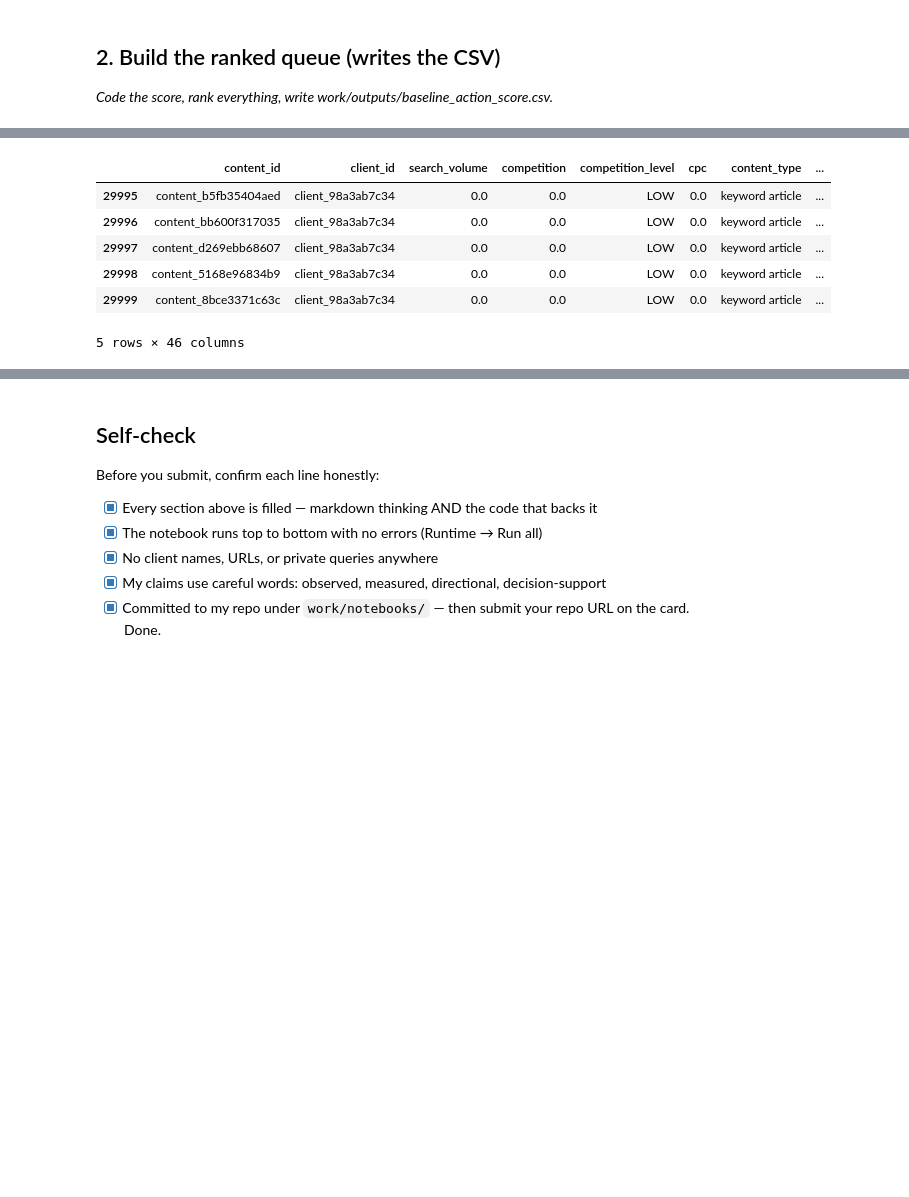
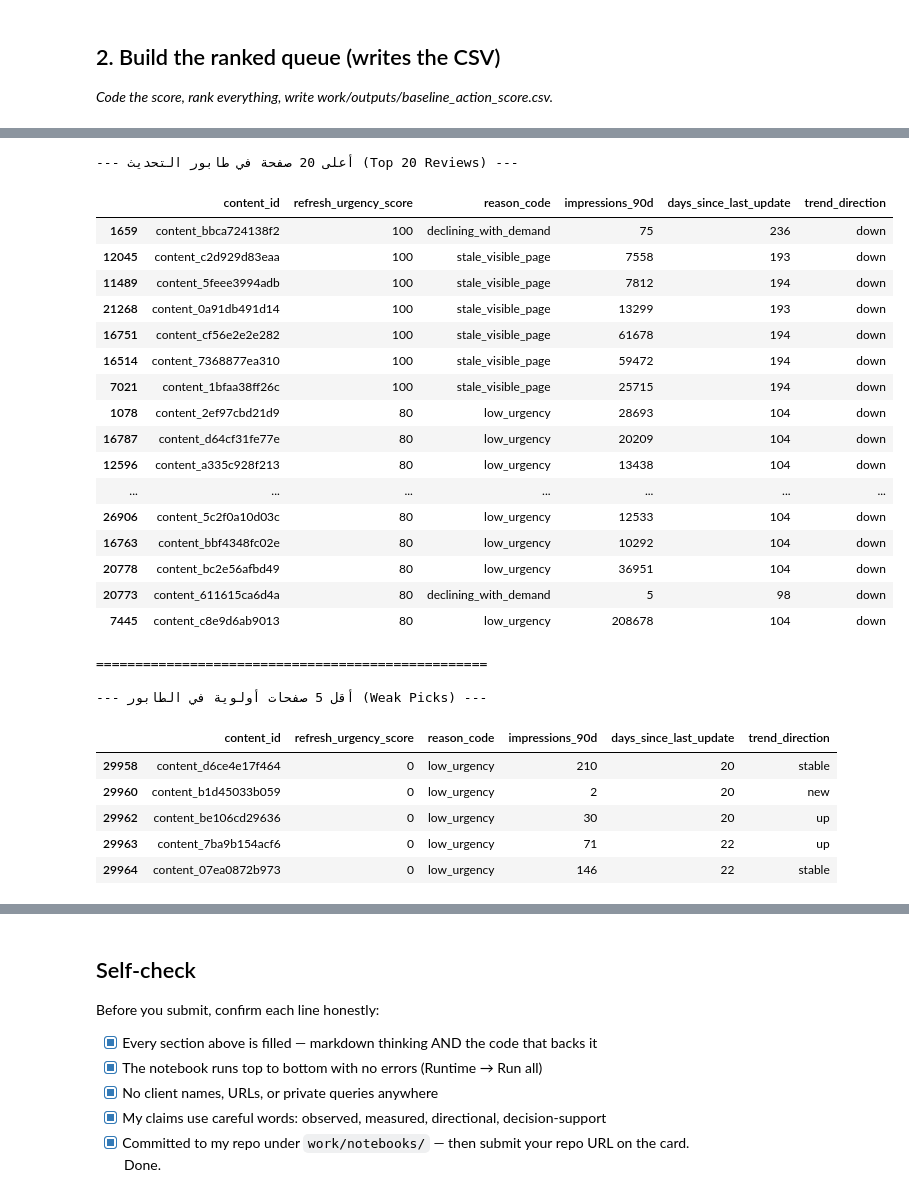
Before and after one commit to engmohammedhisham/machine-learning-intern, a Jupyter notebook: work/notebooks/w04_baseline_score.ipynb, the cells around one changed output, grey strips where cells are left out. Drawn from its saved outputs; the diff is of its cells as text; code cells hidden in the pictures; blank space fills up the shorter version.

```diff
--- a/work/notebooks/w04_baseline_score.ipynb
+++ b/work/notebooks/w04_baseline_score.ipynb
@@ -93,0 +70,28 @@ Success! Ranked queue saved to work/outputs/content_refresh_action_score.csv
+# %%
+import pandas as pd
+import os
+
+# 1. تحديد مسار ملف البيانات وقراءته
+# إذا كنت تقوم بتشغيل الـ Notebook من داخل مجلد work/notebooks/، فالمسار الصحيح للملف هو:
+data_path = 'content_refresh_anonymized.csv'
+
+# تأكيد وجود الملف وقراءته
+if os.path.exists(data_path):
+    df = pd.read_csv(data_path)
+    print("✅ Data loaded successfully!")
+else:
+    # مسار بديل في حال كنت تقوم بالتشغيل من المجلد الرئيسي للمستودع (Root)
+    df = pd.read_csv('data/raw/content_refresh_anonymized.csv')
+    print("✅ Data loaded successfully from root!")
+
+# 2. تطبيق الدالة التي عرفناها في القسم الأول
+df[['refresh_urgency_score', 'reason_code']] = df.apply(calculate_refresh_urgency, axis=1)
+
+# 3. ترتيب الصفحات وحفظ الملف الناتجة
+df_ranked = df.sort_values(by='refresh_urgency_score', ascending=False)
+
+# تأكد من إنشاء مجلد المخرجات في المسار الصحيح
+os.makedirs('../outputs', exist_ok=True)
+df_ranked.to_csv('../outputs/baseline_action_score.csv', index=False)
+
+print("✅ Saved ranked queue to work/outputs/baseline_action_score.csv")
@@ -136,11 +110,40 @@ Users at the bottom (Score = 0, `RC_LOW`) might be active on an untracked platfo
-# %%
-weak_picks = df_ranked.tail(5)
-display(weak_picks)
-# %% [output]
-|  | content_id | client_id | search_volume | competition | competition_level | cpc | content_type | ... |
-| 29995 | content_b5fb35404aed | client_98a3ab7c34 | 0.0 | 0.0 | LOW | 0.0 | keyword article | ... |
-| 29996 | content_bb600f317035 | client_98a3ab7c34 | 0.0 | 0.0 | LOW | 0.0 | keyword article | ... |
-| 29997 | content_d269ebb68607 | client_98a3ab7c34 | 0.0 | 0.0 | LOW | 0.0 | keyword article | ... |
-| 29998 | content_5168e96834b9 | client_98a3ab7c34 | 0.0 | 0.0 | LOW | 0.0 | keyword article | ... |
-| 29999 | content_8bce3371c63c | client_98a3ab7c34 | 0.0 | 0.0 | LOW | 0.0 | keyword article | ... |
-5 rows × 46 columns
+# %%
+# 1. عرض أعلى 20 صفحة تم ترتيبها حسب الأولوية القصوى للتحديث
+print("--- أعلى 20 صفحة في طابور التحديث (Top 20 Reviews) ---")
+top_20 = df_ranked.head(20)
+display(top_20[['content_id', 'refresh_urgency_score', 'reason_code', 'impressions_90d', 'days_since_last_update', 'trend_direction']])
+
+print("\n" + "="*50 + "\n")
+
+# 2. عرض أقل 5 صفحات أولوية (Weak Picks) للتأكد من انخفاض درجاتها منطقياً
+print("--- أقل 5 صفحات أولوية في الطابور (Weak Picks) ---")
+weak_picks = df_ranked.tail(5)
+display(weak_picks[['content_id', 'refresh_urgency_score', 'reason_code', 'impressions_90d', 'days_since_last_update', 'trend_direction']])
+# %% [output]
+--- أعلى 20 صفحة في طابور التحديث (Top 20 Reviews) ---
+|  | content_id | refresh_urgency_score | reason_code | impressions_90d | days_since_last_update | trend_direction |
+| 1659 | content_bbca724138f2 | 100 | declining_with_demand | 75 | 236 | down |
+| 12045 | content_c2d929d83eaa | 100 | stale_visible_page | 7558 | 193 | down |
+| 11489 | content_5feee3994adb | 100 | stale_visible_page | 7812 | 194 | down |
+| 21268 | content_0a91db491d14 | 100 | stale_visible_page | 13299 | 193 | down |
+| 16751 | content_cf56e2e2e282 | 100 | stale_visible_page | 61678 | 194 | down |
+| 16514 | content_7368877ea310 | 100 | stale_visible_page | 59472 | 194 | down |
+| 7021 | content_1bfaa38ff26c | 100 | stale_visible_page | 25715 | 194 | down |
+| 1078 | content_2ef97cbd21d9 | 80 | low_urgency | 28693 | 104 | down |
+| 16787 | content_d64cf31fe77e | 80 | low_urgency | 20209 | 104 | down |
+| 12596 | content_a335c928f213 | 80 | low_urgency | 13438 | 104 | down |
+| ... | ... | ... | ... | ... | ... | ... |
+| 26906 | content_5c2f0a10d03c | 80 | low_urgency | 12533 | 104 | down |
+| 16763 | content_bbf4348fc02e | 80 | low_urgency | 10292 | 104 | down |
+| 20778 | content_bc2e56afbd49 | 80 | low_urgency | 36951 | 104 | down |
+| 20773 | content_611615ca6d4a | 80 | declining_with_demand | 5 | 98 | down |
+| 7445 | content_c8e9d6ab9013 | 80 | low_urgency | 208678 | 104 | down |
+==================================================
+
+--- أقل 5 صفحات أولوية في الطابور (Weak Picks) ---
+|  | content_id | refresh_urgency_score | reason_code | impressions_90d | days_since_last_update | trend_direction |
+| 29958 | content_d6ce4e17f464 | 0 | low_urgency | 210 | 20 | stable |
+| 29960 | content_b1d45033b059 | 0 | low_urgency | 2 | 20 | new |
+| 29962 | content_be106cd29636 | 0 | low_urgency | 30 | 20 | up |
+| 29963 | content_7ba9b154acf6 | 0 | low_urgency | 71 | 22 | up |
+| 29964 | content_07ea0872b973 | 0 | low_urgency | 146 | 22 | stable |
```
Also changed, not shown: parts of 11 cells of this notebook.
